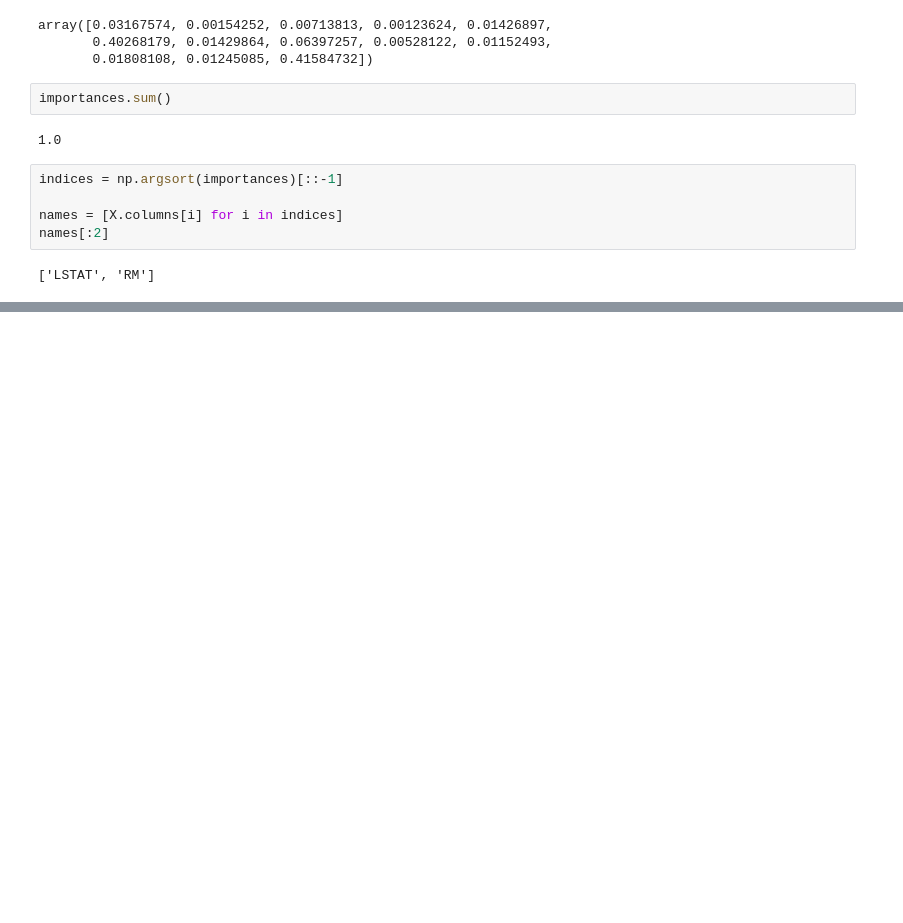
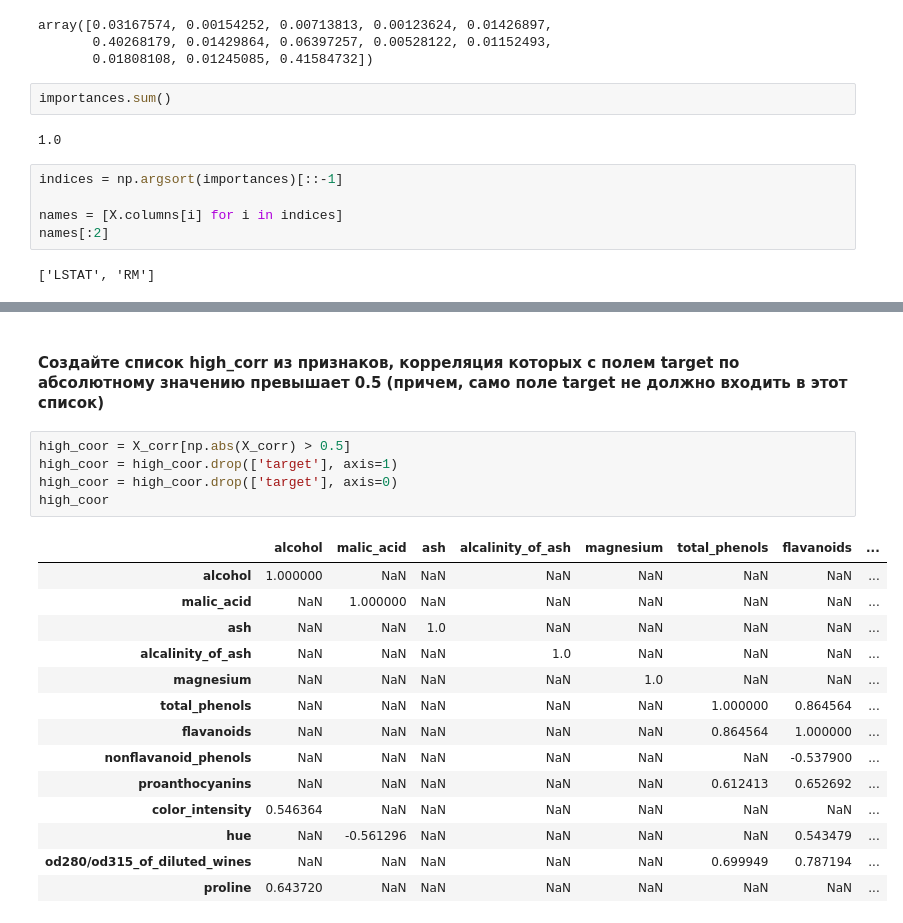
Before and after one commit to arkannsk/ds_pyhon_1, a Jupyter notebook: lesson_5-6/lesson_5-6._sklearn.ipynb, the cells around one changed output, grey strips where cells are left out. Cells and saved outputs as stored; diff of their text form; blank space fills up the shorter version.

```diff
--- a/lesson_5-6/lesson_5-6._sklearn.ipynb
+++ b/lesson_5-6/lesson_5-6._sklearn.ipynb
@@ -136,0 +388,22 @@ from sklearn.model_selection import train_test_split
+# %% [markdown]
+#### Создайте список high_corr из признаков, корреляция которых с полем target по абсолютному значению превышает 0.5 (причем, само поле target не должно входить в этот список)
+# %%
+high_coor = X_corr[np.abs(X_corr) > 0.5]
+high_coor = high_coor.drop(['target'], axis=1)
+high_coor = high_coor.drop(['target'], axis=0)
+high_coor
+# %% [output]
+|  | alcohol | malic_acid | ash | alcalinity_of_ash | magnesium | total_phenols | flavanoids | ... |
+| alcohol | 1.000000 | NaN | NaN | NaN | NaN | NaN | NaN | ... |
+| malic_acid | NaN | 1.000000 | NaN | NaN | NaN | NaN | NaN | ... |
+| ash | NaN | NaN | 1.0 | NaN | NaN | NaN | NaN | ... |
+| alcalinity_of_ash | NaN | NaN | NaN | 1.0 | NaN | NaN | NaN | ... |
+| magnesium | NaN | NaN | NaN | NaN | 1.0 | NaN | NaN | ... |
+| total_phenols | NaN | NaN | NaN | NaN | NaN | 1.000000 | 0.864564 | ... |
+| flavanoids | NaN | NaN | NaN | NaN | NaN | 0.864564 | 1.000000 | ... |
+| nonflavanoid_phenols | NaN | NaN | NaN | NaN | NaN | NaN | -0.537900 | ... |
+| proanthocyanins | NaN | NaN | NaN | NaN | NaN | 0.612413 | 0.652692 | ... |
+| color_intensity | 0.546364 | NaN | NaN | NaN | NaN | NaN | NaN | ... |
+| hue | NaN | -0.561296 | NaN | NaN | NaN | NaN | 0.543479 | ... |
+| od280/od315_of_diluted_wines | NaN | NaN | NaN | NaN | NaN | 0.699949 | 0.787194 | ... |
+| proline | 0.643720 | NaN | NaN | NaN | NaN | NaN | NaN | ... |
```
Also changed, not shown: parts of 37 cells of this notebook, 1 other file.
